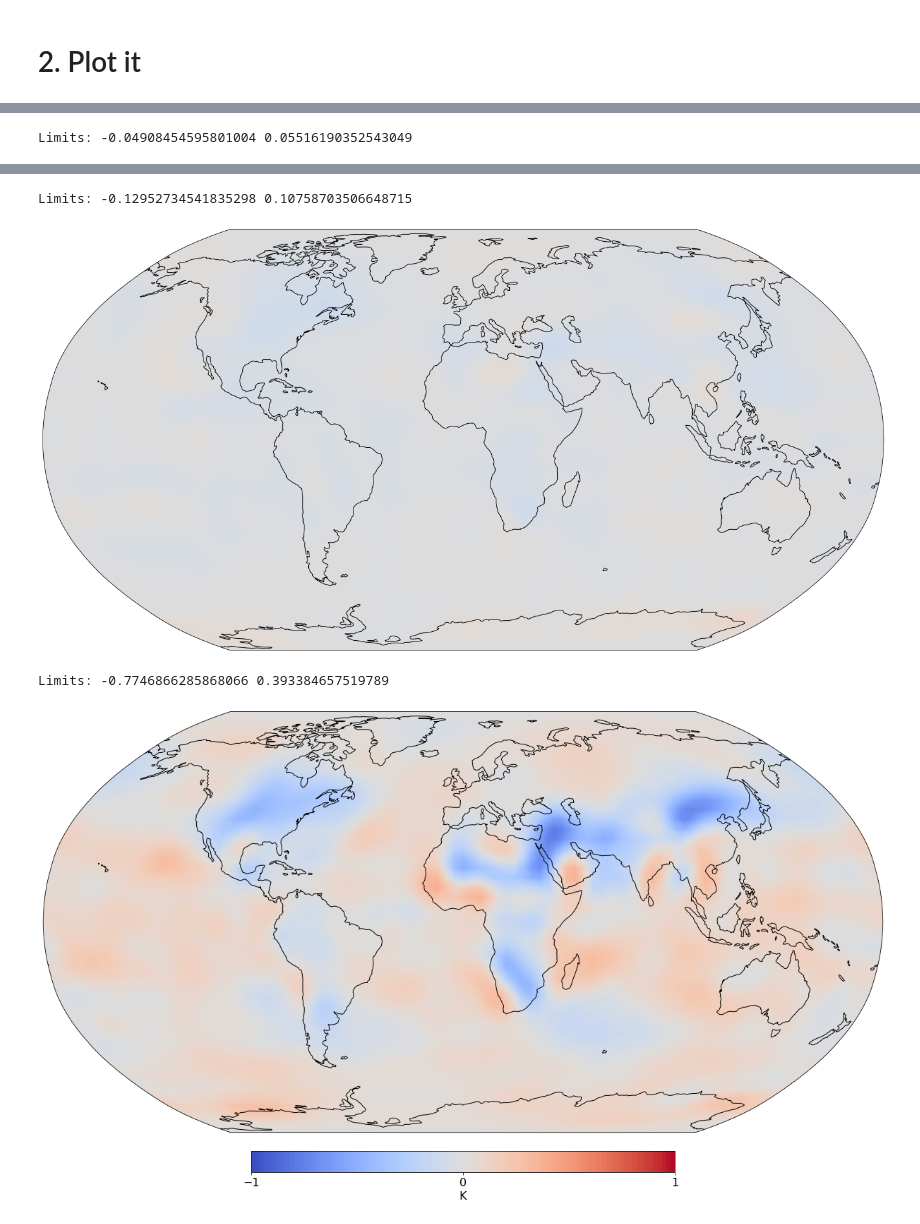
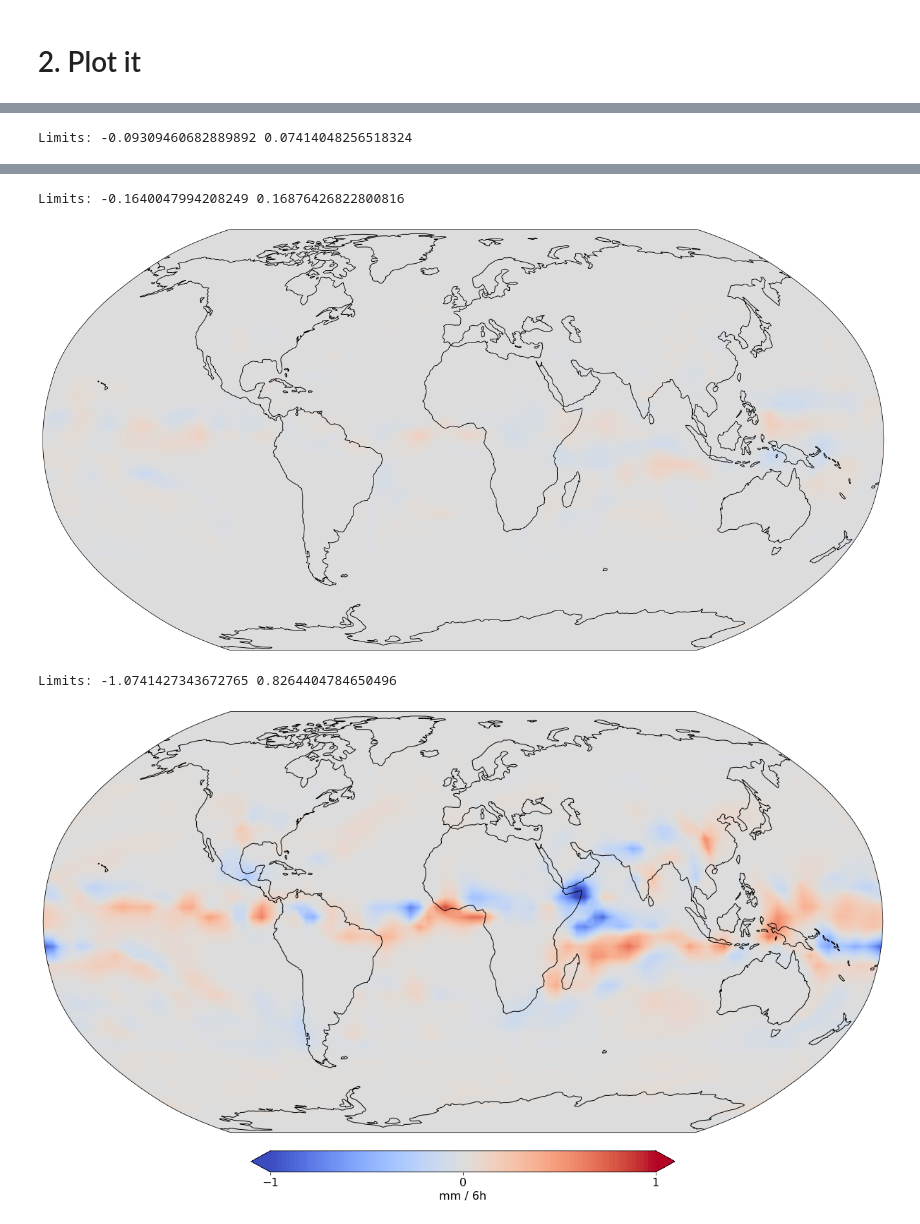
Before and after one commit to tomkimpson/speedy-1, a Jupyter notebook: jupyter_notebooks/paper/2b.Precipitation_globalmap.ipynb, the cells around one changed output, grey strips where cells are left out. Drawn from its saved outputs; the diff is of its cells as text; code cells hidden in the pictures.

Commit message:
plots robinson

```diff
--- a/jupyter_notebooks/paper/2b.Precipitation_globalmap.ipynb
+++ b/jupyter_notebooks/paper/2b.Precipitation_globalmap.ipynb
@@ -123,7 +128,7 @@ def RobinsonPlotDev(df,cmap,lower_limit, upper_limit,nlevs,savefig,show_cbar):
 
 
 
-    dftmp = df[['latitude','longitude','weighted_temperature']].copy() #Make a copy
+    dftmp = df[['latitude','longitude','weighted_precip']].copy() #Make a copy
     dfpivot = dftmp.pivot('longitude', 'latitude') #Pivot onto lon/lat
 
     #Extract data into arrays
@@ -144,14 +149,14 @@ def RobinsonPlotDev(df,cmap,lower_limit, upper_limit,nlevs,savefig,show_cbar):
 
 
     data, lon = add_cyclic_point(data, coord=lon) #https://stackoverflow.com/questions/56348136/white-line-in-contour-plot-in-cartopy-on-center-longitude
-    contourf_ = ax.contourf(lon, lat, data,levels=levels,transform=ccrs.PlateCarree(central_longitude=0),cmap=cmap) #this has to be PlateCarree https://stackoverflow.com/questions/56761472/lack-of-projection-for-cartopy-contour
+    contourf_ = ax.contourf(lon, lat, data,levels=levels,transform=ccrs.PlateCarree(central_longitude=0),cmap=cmap,extend="both") #this has to be PlateCarree https://stackoverflow.com/questions/56761472/lack-of-projection-for-cartopy-contour
 
     print ('Limits:', min(data.flatten()), max(data.flatten()))
 
     if show_cbar:
         cb = fig.colorbar(contourf_,orientation="horizontal",ax=ax,fraction=0.046, pad=0.04,ticks=[-1, 0, 1])
         cb.ax.tick_params(labelsize=16)
-        cb.set_label('K',fontsize=16)
+        cb.set_label('mm / 6h',fontsize=16)
     #tick_params(labelsize=font_size)
     ax.coastlines()
     if savefig is not None:
@@ -159,10 +164,10 @@ def RobinsonPlotDev(df,cmap,lower_limit, upper_limit,nlevs,savefig,show_cbar):
 
     plt.show()
 # %%
-dfcontrol = pd.read_pickle('data/control_global_average_map.pkl')
-df52 = pd.read_pickle('data/52RN_global_average_map.pkl')
-dfSR = pd.read_pickle('data/10SR_global_average_map.pkl')
-df10 = pd.read_pickle('data/10RN_global_average_map.pkl')
+dfcontrol = pd.read_pickle('data/control_global_average_map_precip.pkl')
+df52 = pd.read_pickle('data/52RN_global_average_map_precip.pkl')
+dfSR = pd.read_pickle('data/10SR_global_average_map_precip.pkl')
+df10 = pd.read_pickle('data/10RN_global_average_map_precip.pkl')
 # %%
 RobinsonPlotDev(dfcontrol,plt.cm.viridis, lower_limit=None, upper_limit=None, nlevs = 100,savefig=None,show_cbar=False)
 RobinsonPlotDev(df52,     plt.cm.viridis, lower_limit=None, upper_limit=None, nlevs = 100,savefig=None,show_cbar=False)
@@ -181,21 +186,21 @@ Limits: 12.339301707339626 306.076875976699
 
 #Subtract one from other
 subs52 = dfcontrol.copy()
-subs52['weighted_temperature'] = dfcontrol.weighted_temperature - df52.weighted_temperature
+subs52['weighted_precip'] = dfcontrol.weighted_precip - df52.weighted_precip
 
 subsSR = dfcontrol.copy()
-subsSR['weighted_temperature'] = dfcontrol.weighted_temperature - dfSR.weighted_temperature
+subsSR['weighted_precip'] = dfcontrol.weighted_precip - dfSR.weighted_precip
 
 subs10 = dfcontrol.copy()
-subs10['weighted_temperature'] = dfcontrol.weighted_temperature - df10.weighted_temperature
+subs10['weighted_precip'] = dfcontrol.weighted_precip - df10.weighted_precip
 # %%
-RobinsonPlotDev(subs52,plt.cm.coolwarm, lower_limit=-1, upper_limit=1, nlevs = 100,savefig='figures/MolMap52.png',show_cbar=False)
-RobinsonPlotDev(subsSR,plt.cm.coolwarm, lower_limit=-1, upper_limit=1, nlevs = 100,savefig='figures/MolMapSR.png',show_cbar=False)
-RobinsonPlotDev(subs10,plt.cm.coolwarm, lower_limit=-1, upper_limit=1, nlevs = 100,savefig='figures/MolMap10.png',show_cbar=True)
+RobinsonPlotDev(subs52,plt.cm.coolwarm, lower_limit=-1, upper_limit=1, nlevs = 100,savefig='figures/MolMap52_precip.png',show_cbar=False)
+RobinsonPlotDev(subsSR,plt.cm.coolwarm, lower_limit=-1, upper_limit=1, nlevs = 100,savefig='figures/MolMapSR_precip.png',show_cbar=False)
+RobinsonPlotDev(subs10,plt.cm.coolwarm, lower_limit=-1, upper_limit=1, nlevs = 100,savefig='figures/MolMap10_precip.png',show_cbar=True)
 # %% [output]
-Limits: -0.04908454595801004 0.05516190352543049
+Limits: -0.09309460682889892 0.07414048256518324
 [figure]
-Limits: -0.12952734541835298 0.10758703506648715
+Limits: -0.1640047994208249 0.16876426822800816
 [figure]
-Limits: -0.7746866285868066 0.393384657519789
+Limits: -1.0741427343672765 0.8264404784650496
-[figure, old version]
+[figure, new version]
```
Also changed, not shown: parts of 5 cells of this notebook, 8 other files.
